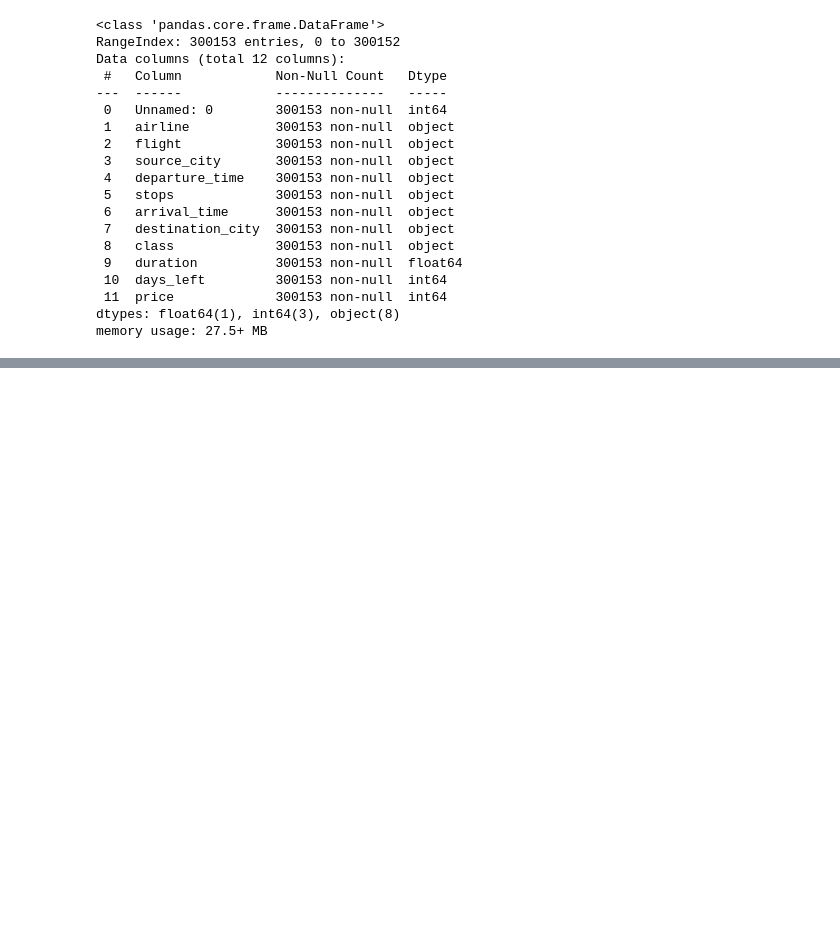
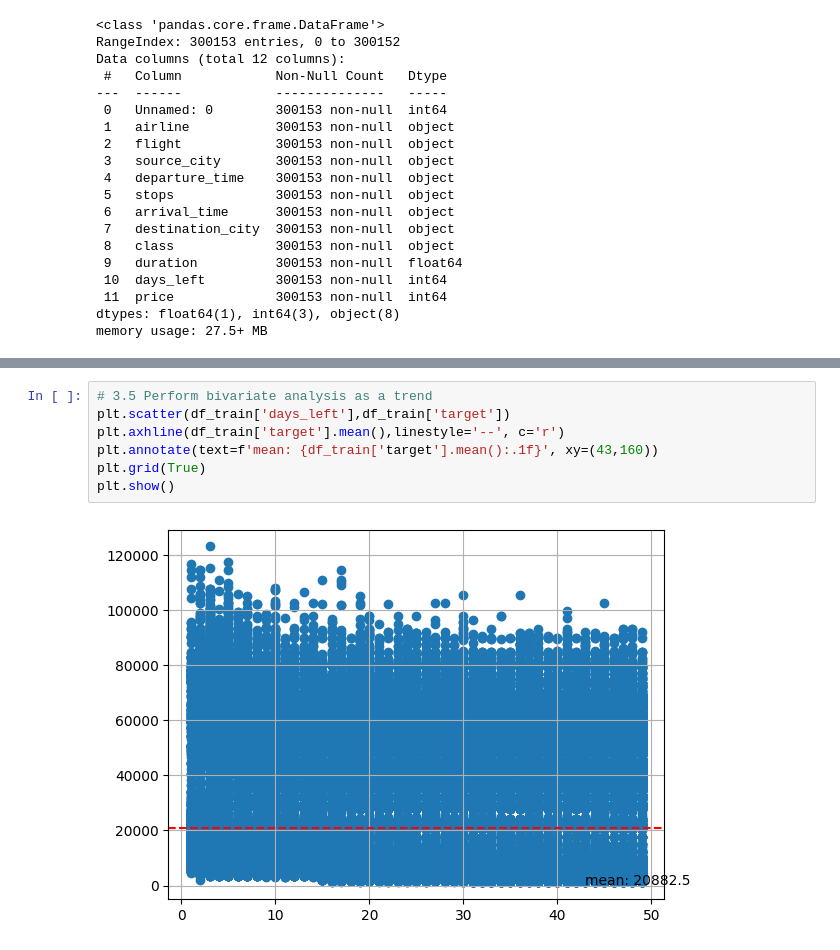
Before and after one commit to Alvizo-mx/Proyecto_final, a Jupyter notebook: flight_predictions_jess.ipynb, the cells around one changed output, grey strips where cells are left out. Drawn from its saved outputs; the diff is of its cells as text; blank space fills up the shorter version.

```diff
--- a/flight_predictions_jess.ipynb
+++ b/flight_predictions_jess.ipynb
@@ -200,0 +232,9 @@ plt.show()
+# %%
+# 3.5 Perform bivariate analysis as a trend
+plt.scatter(df_train['days_left'],df_train['target'])
+plt.axhline(df_train['target'].mean(),linestyle='--', c='r')
+plt.annotate(text=f'mean: {df_train['target'].mean():.1f}', xy=(43,160))
+plt.grid(True)
+plt.show()
+# %% [output]
+[figure, added]
```
Also changed, not shown: parts of 19 cells of this notebook.
